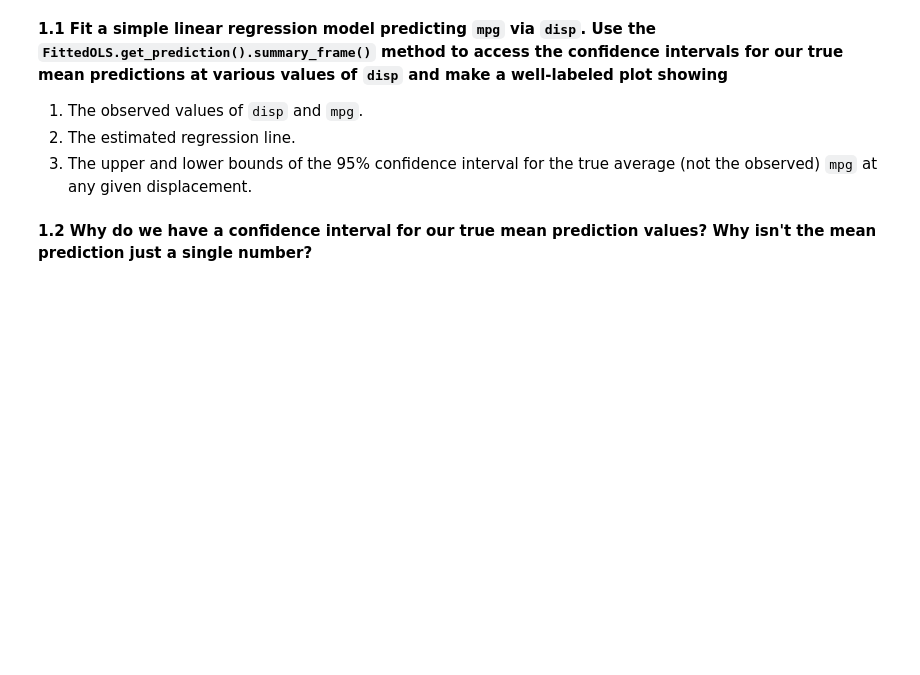
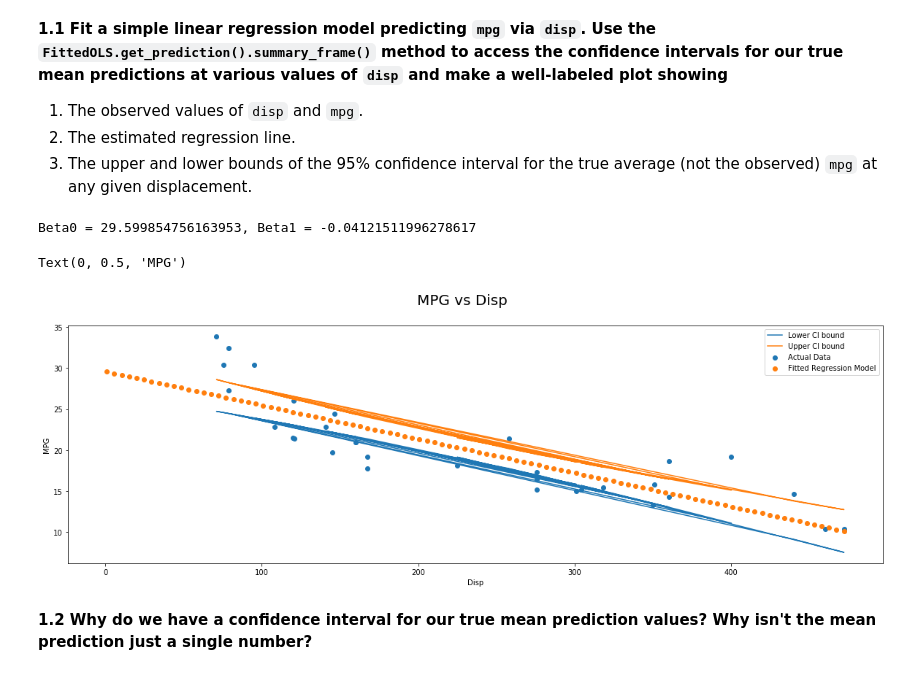
Before and after one commit to jadekessler3/2019-CS109A, a Jupyter notebook: content/homeworks/ac209a_hw2/ac209a_hw2.ipynb, the cells around one changed output. Cells and saved outputs as stored; diff of their text form; code cells hidden in the pictures; blank space fills up the shorter version.

```diff
--- a/content/homeworks/ac209a_hw2/ac209a_hw2.ipynb
+++ b/content/homeworks/ac209a_hw2/ac209a_hw2.ipynb
@@ -66,9 +73,13 @@ df.head()
 # %%
 y = df[['mpg']].values
-X = df[['cyl','disp','hp','wt','qsec']]
+y = np.array(y)
+y = y.reshape(y.shape[0], 1)
+#X = df[['cyl','disp','hp','wt','qsec']]
+x = df[['disp']]
+x = np.array(x)
+x = x.reshape(x.shape[0], 1)
 
-
-X = sm.add_constant(X)
+X = sm.add_constant(x)
 # %% [markdown]
 ----
 # %% [markdown]
@@ -100,3 +109,41 @@ X = sm.add_constant(X)
+# %%
+# your code here
+# OLS model
+Car_model = sm.OLS(y, X)
+
+#fit linear regression model on training set
+CarOLSModel = Car_model.fit()
+
+# pull beta param out
+beta0_c = CarOLSModel.params[0]
+beta1_c = CarOLSModel.params[1]
+
+print("Beta0 = {}, Beta1 = {}".format(beta0_c, beta1_c))
+
+#access confidence intervals
+res = CarOLSModel.get_prediction().summary_frame()
+#print(res)
+
+#plot
+#make figure
+fig, ax = plt.subplots(1,1, figsize=(20,6))
+fig.suptitle("MPG vs Disp" , fontsize=20)
+
+#make subplots
+xgrid = np.linspace(np.min(X), np.max(X), 100)
+fitted_line = beta0_c + xgrid * beta1_c
+
+ax.scatter(x, y, label="Actual Data")
+ax.scatter(xgrid, fitted_line , label="Fitted Regression Model")
+ax.plot(x, res.mean_ci_lower, label="Lower CI bound")
+ax.plot(x, res.mean_ci_upper, label="Upper CI bound")
+ax.legend();
+ax.set_xlabel("Disp")
+ax.set_ylabel("MPG")
+# %% [output]
+Beta0 = 29.599854756163953, Beta1 = -0.04121511996278617
+Text(0, 0.5, 'MPG')
+[figure, added]
 # %% [markdown]
 **1.2 Why do we have a confidence interval for our true mean prediction values?  Why isn't the mean prediction just a single number?**
 # %% [markdown]
```
Also changed, not shown: parts of 2 cells of this notebook, 2 other files.
